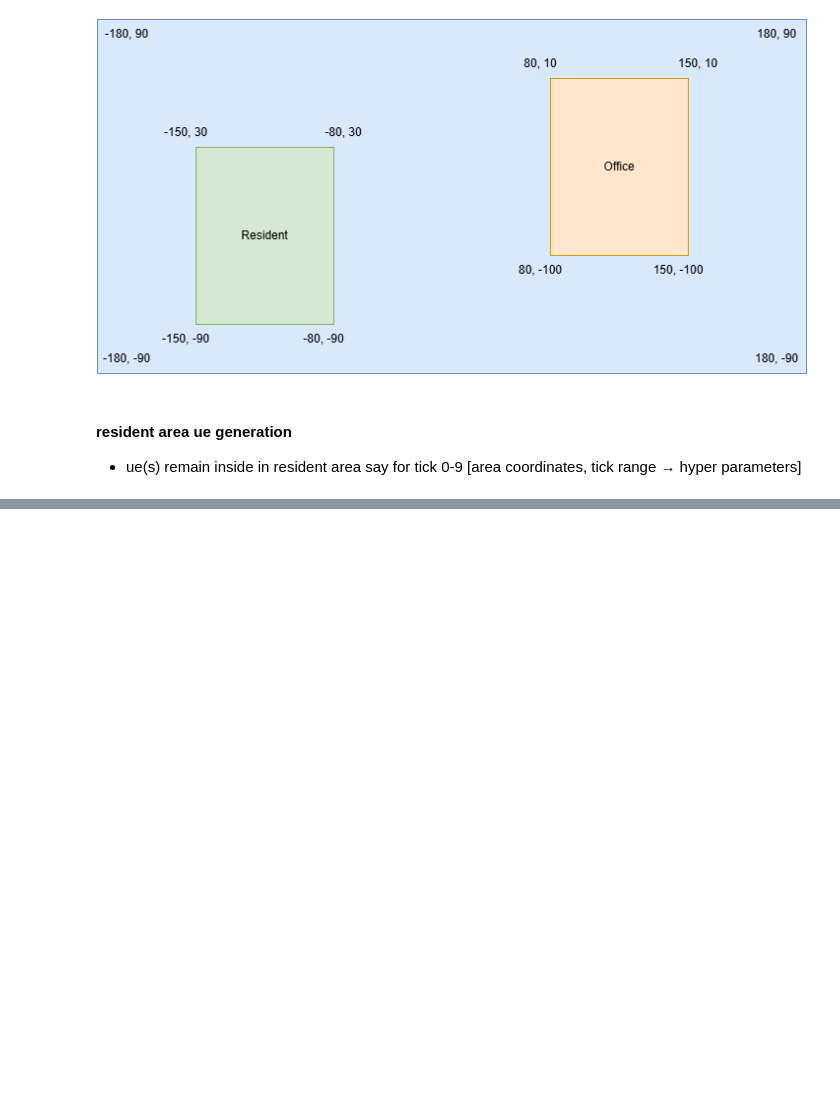
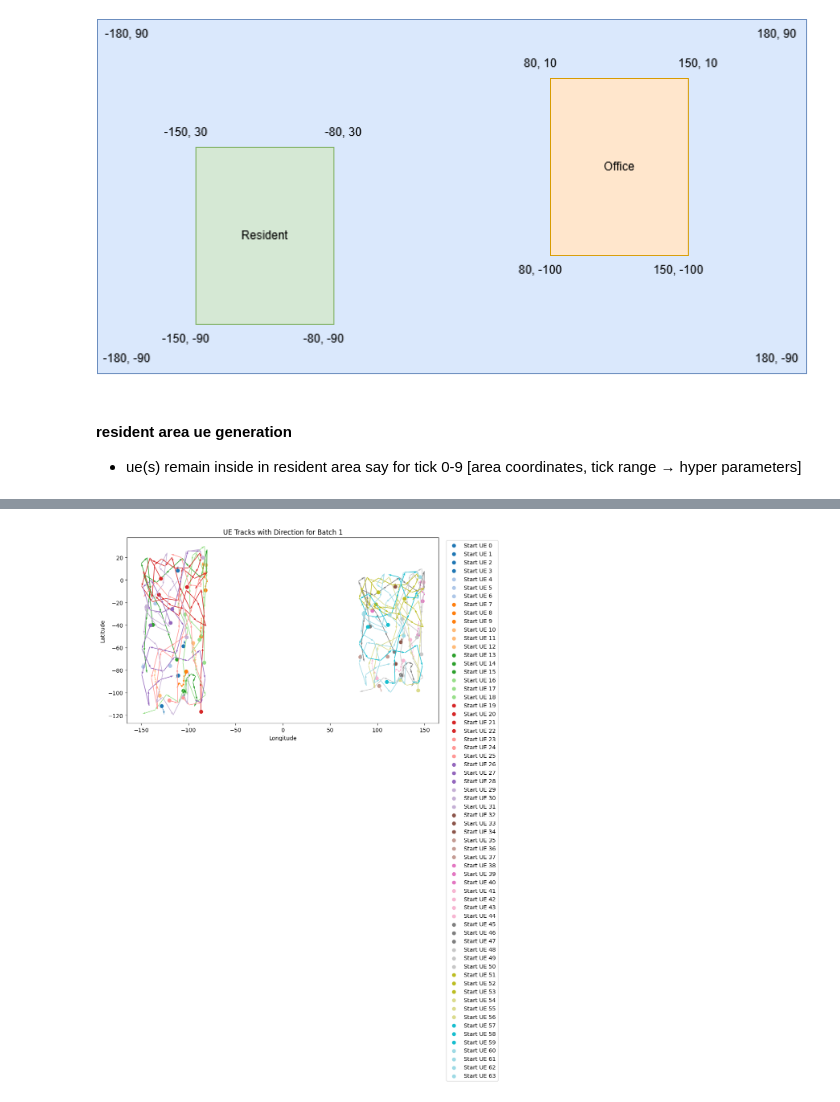
Before and after one commit to tanzim10/maveric, a Jupyter notebook: notebooks/traffic_model.ipynb, the cells around one changed output, grey strips where cells are left out. Saved outputs shown, nothing was run; the diff lists cells and outputs as text; code cells hidden in the pictures; blank space fills up the shorter version.

```diff
--- a/notebooks/traffic_model.ipynb
+++ b/notebooks/traffic_model.ipynb
@@ -364,0 +439,4 @@ data2
+# %%
+combined_df = pd.concat([resident_0_9, office_0_9], ignore_index=True)
+print(combined_df.shape)
+combined_df.head()
@@ -364,0 +451,4 @@ data2
+# %%
+plot_ue_tracks(combined_df)
+# %% [output]
+[figure, added]
```
Also changed, not shown: parts of 17 cells of this notebook.
